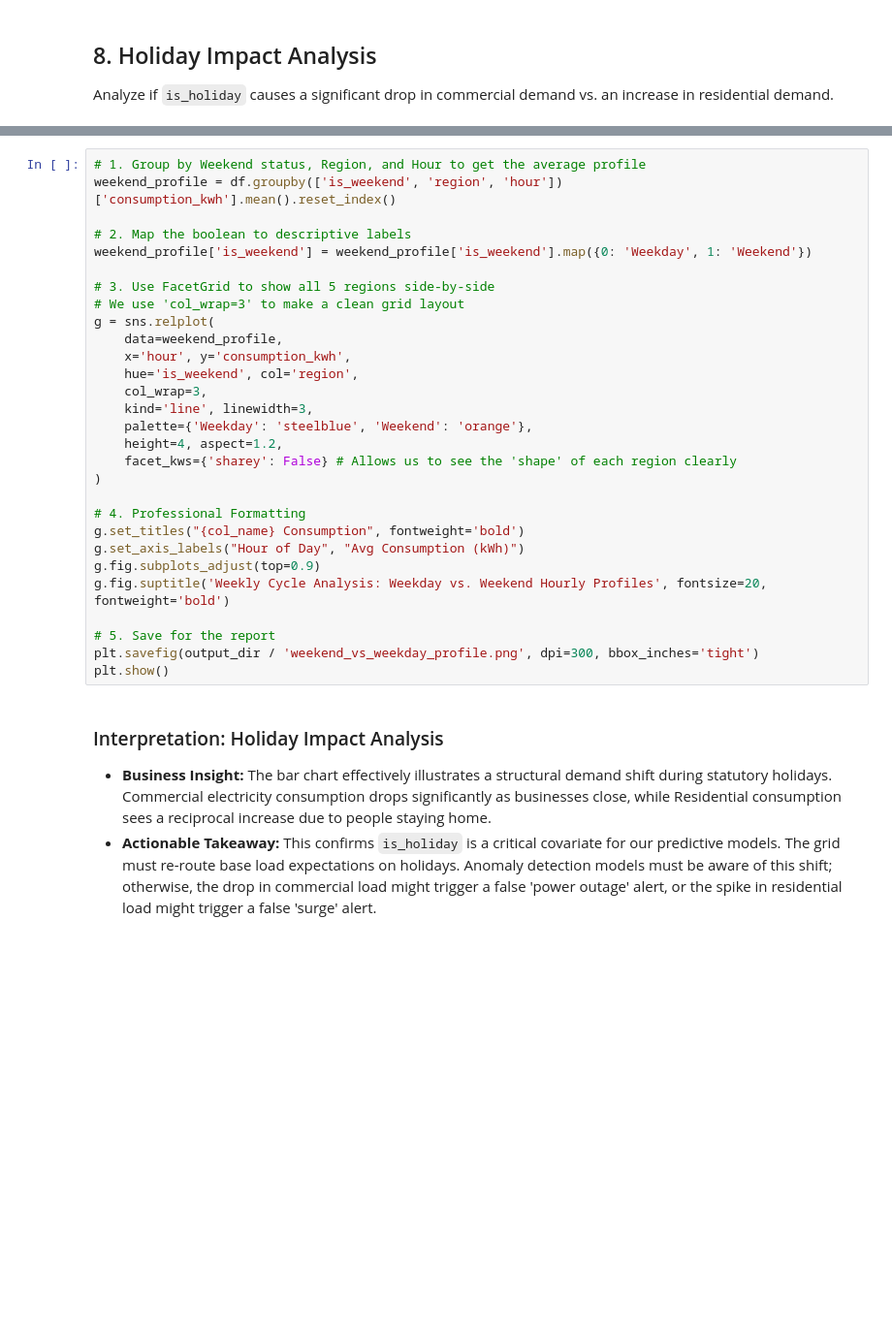
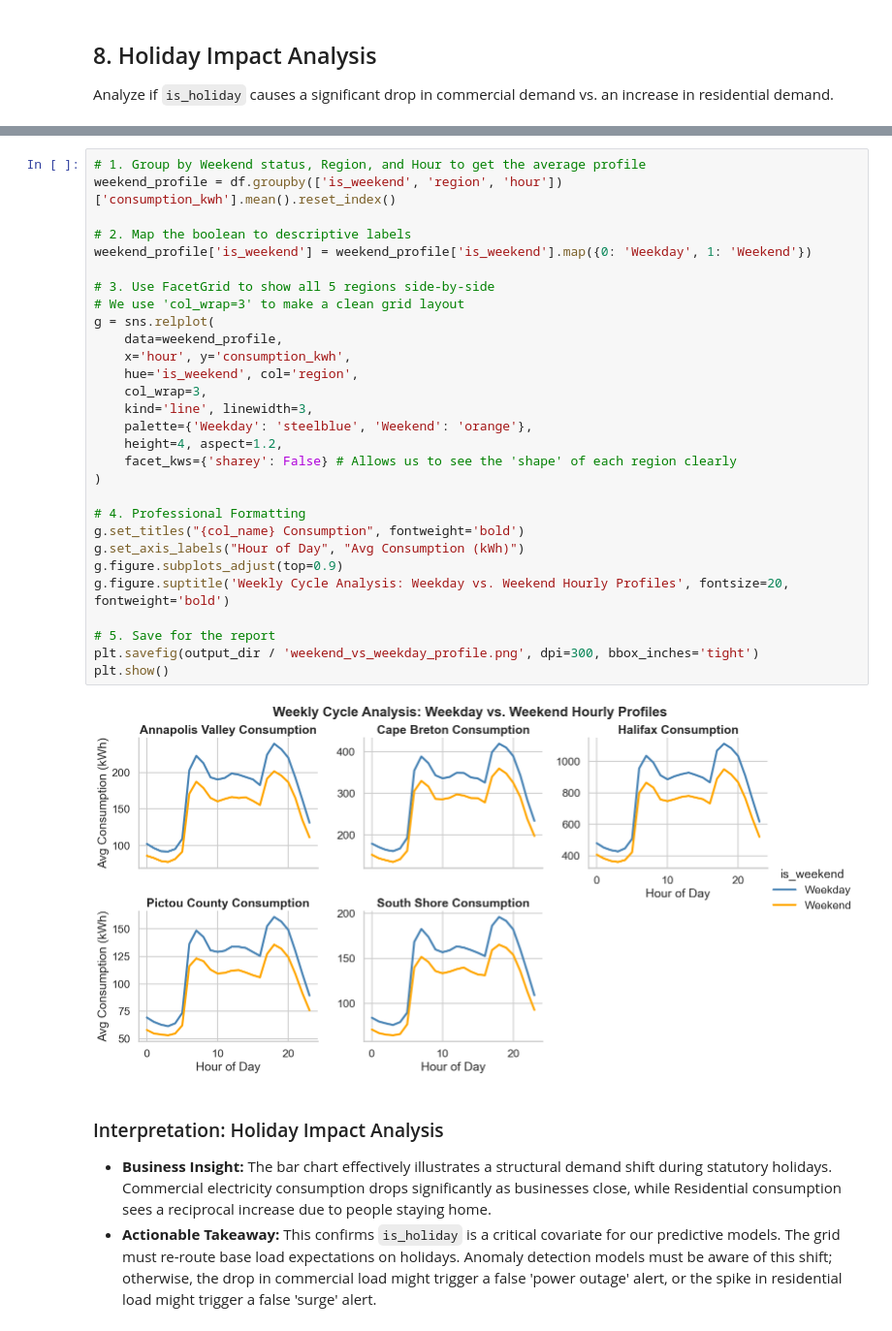
Before and after one commit to bhavik-knight/5580-a6-anomaly-detection-nsp, a Jupyter notebook: src/eda.ipynb, the cells around one changed output, grey strips where cells are left out. Shown at 97% size. Saved outputs shown, nothing was run; the diff lists cells and outputs as text; blank space fills up the shorter version.

```diff
--- a/src/eda.ipynb
+++ b/src/eda.ipynb
@@ -498,32 +612,34 @@ plt.show()
 # %%
 # 1. Group by Weekend status, Region, and Hour to get the average profile
 weekend_profile = df.groupby(['is_weekend', 'region', 'hour'])['consumption_kwh'].mean().reset_index()
 
 # 2. Map the boolean to descriptive labels
 weekend_profile['is_weekend'] = weekend_profile['is_weekend'].map({0: 'Weekday', 1: 'Weekend'})
 
 # 3. Use FacetGrid to show all 5 regions side-by-side
 # We use 'col_wrap=3' to make a clean grid layout
 g = sns.relplot(
     data=weekend_profile,
     x='hour', y='consumption_kwh',
     hue='is_weekend', col='region',
     col_wrap=3,
     kind='line', linewidth=3,
     palette={'Weekday': 'steelblue', 'Weekend': 'orange'},
     height=4, aspect=1.2,
     facet_kws={'sharey': False} # Allows us to see the 'shape' of each region clearly
 )
 
 # 4. Professional Formatting
 g.set_titles("{col_name} Consumption", fontweight='bold')
 g.set_axis_labels("Hour of Day", "Avg Consumption (kWh)")
-g.fig.subplots_adjust(top=0.9)
-g.fig.suptitle('Weekly Cycle Analysis: Weekday vs. Weekend Hourly Profiles', fontsize=20, fontweight='bold')
+g.figure.subplots_adjust(top=0.9)
+g.figure.suptitle('Weekly Cycle Analysis: Weekday vs. Weekend Hourly Profiles', fontsize=20, fontweight='bold')
 
 # 5. Save for the report
 plt.savefig(output_dir / 'weekend_vs_weekday_profile.png', dpi=300, bbox_inches='tight')
 plt.show()
+# %% [output]
+[figure, added]
 # %% [markdown]
 ### Interpretation: Holiday Impact Analysis
 - **Business Insight:** The bar chart effectively illustrates a structural demand shift during statutory holidays. Commercial electricity consumption drops significantly as businesses close, while Residential consumption sees a reciprocal increase due to people staying home.
```
Also changed, not shown: parts of 32 cells of this notebook, 8 other files.
